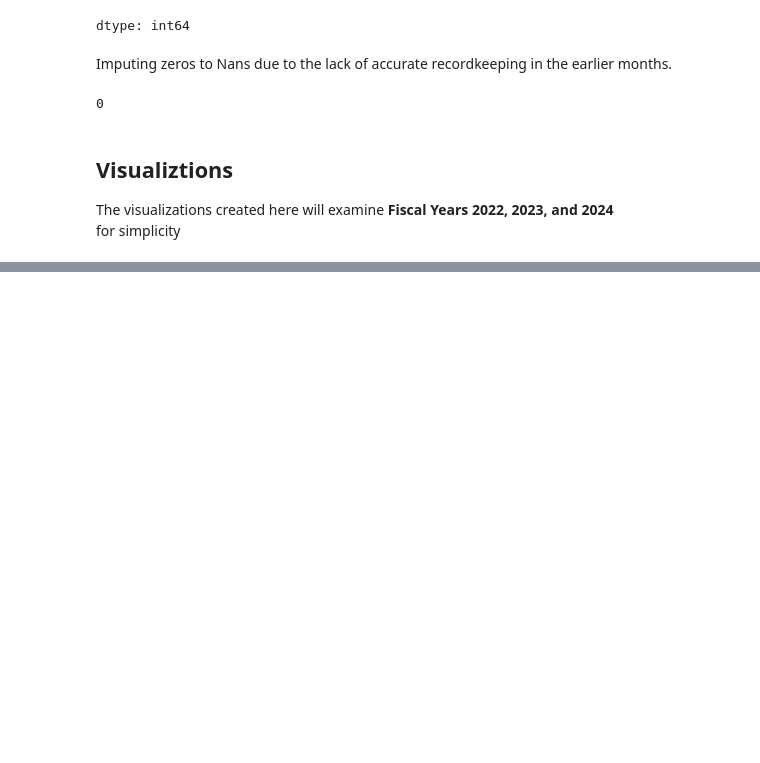
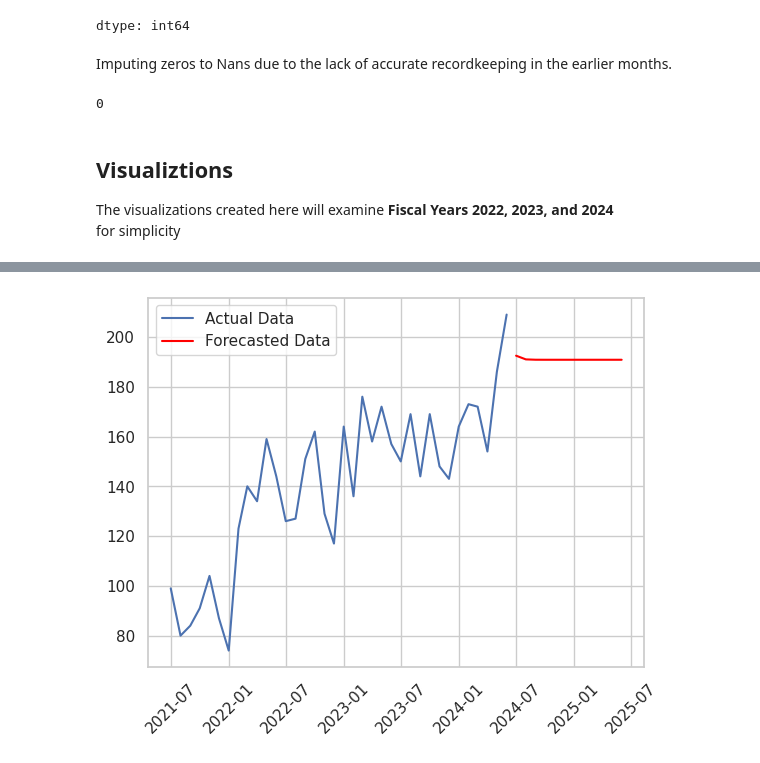
Before and after one commit to WilliamHallPortfolio/ACS_Juvenile_Justice_Project, a Jupyter notebook: ACS and JJ.ipynb, the cells around one changed output, grey strips where cells are left out. Cells and saved outputs as stored; diff of their text form; code cells hidden in the pictures; blank space fills up the shorter version.

```diff
--- a/ACS and JJ.ipynb
+++ b/ACS and JJ.ipynb
@@ -269,0 +397,10 @@ for i in columns:
+# %%
+from statsmodels.tsa.arima.model import ARIMA
+
+# Fitting the ARIMA model
+# p,d,q parameter from the best fit model:
+model = ARIMA(data, order=(0, 1, 1))  # Replace p, d, q with integers
+model_fit = model.fit()
+
+# Model summary
+print(model_fit.summary())
@@ -269,0 +425,4 @@ for i in columns:
+# %%
+# Forcasting Fiscal Year 2025:
+forecast = model_fit.forecast(steps=12)
+print(forecast)
@@ -269,0 +443,8 @@ for i in columns:
+# %%
+plt.plot(data, label='Actual Data')
+plt.plot(forecast, label='Forecasted Data', color='red')
+plt.xticks(rotation=45)
+plt.legend()
+plt.show()
+# %% [output]
+[figure, added]
```
Also changed, not shown: parts of 23 cells of this notebook.
